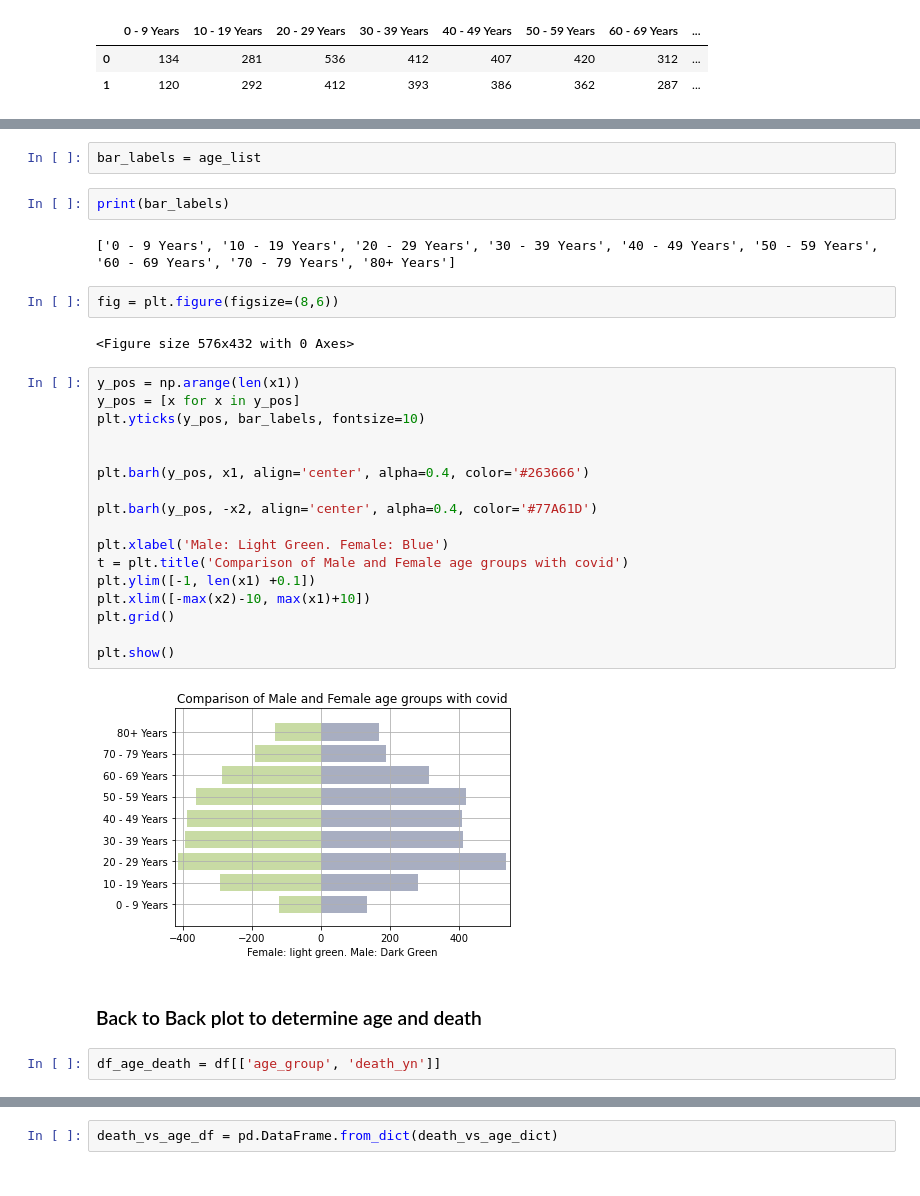
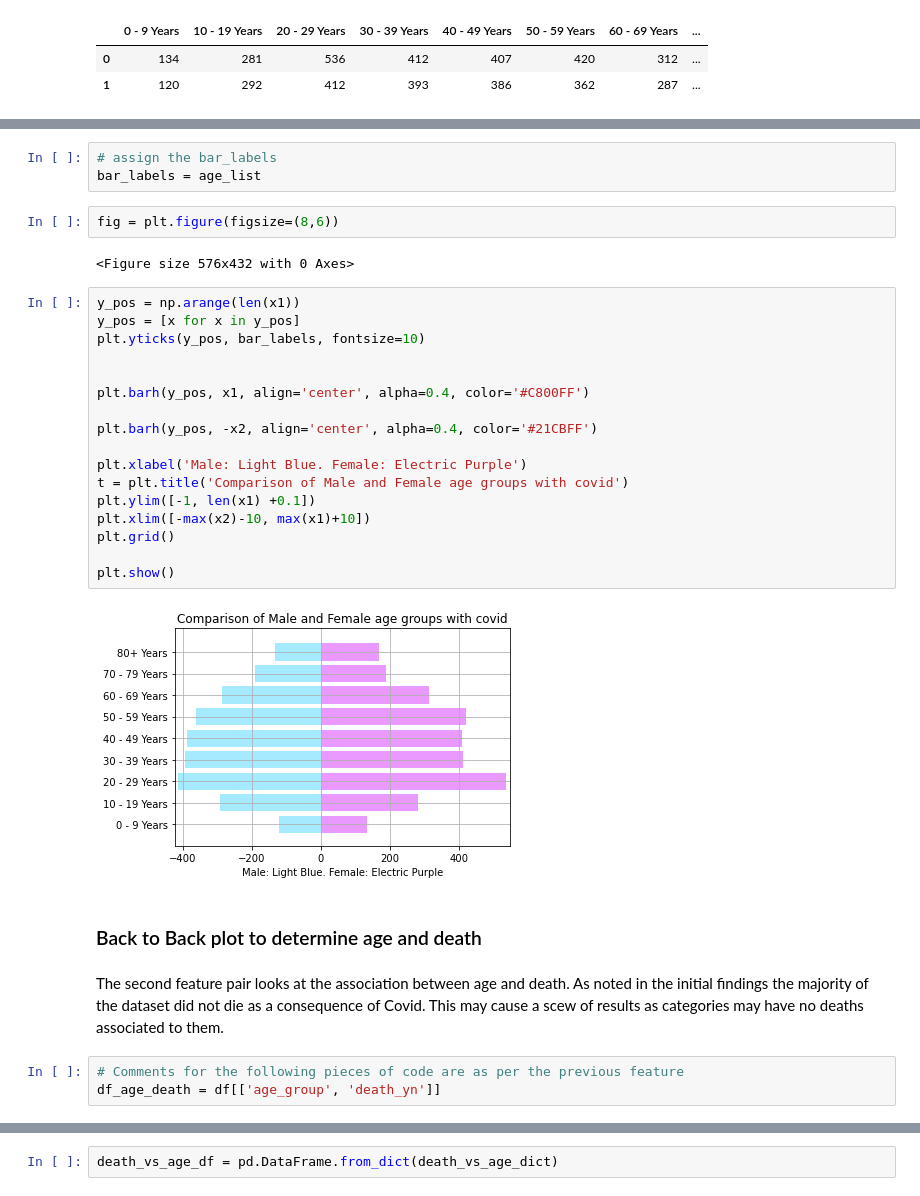
Before and after one commit to Jamtd1/DataAnalytics-Data-Analysing, a Jupyter notebook: Assignment 1/Homework1/2020-Homework1-Notebook-Cont.ipynb, the cells around one changed output, grey strips where cells are left out. Saved outputs shown, nothing was run; the diff lists cells and outputs as text.

```diff
--- a/Assignment 1/Homework1/2020-Homework1-Notebook-Cont.ipynb
+++ b/Assignment 1/Homework1/2020-Homework1-Notebook-Cont.ipynb
@@ -1043,9 +998,6 @@ Name: 1, dtype: int64
-# %%
-bar_labels = age_list
-# %%
-print(bar_labels)
-# %% [output]
-['0 - 9 Years', '10 - 19 Years', '20 - 29 Years', '30 - 39 Years', '40 - 49 Years', '50 - 59 Years', '60 - 69 Years', '70 - 79 Years', '80+ Years']
+# %%
+# assign the bar_labels
+bar_labels = age_list
 # %%
 fig = plt.figure(figsize=(8,6))
 # %% [output]
@@ -1053,26 +1005,29 @@ fig = plt.figure(figsize=(8,6))
 # %%
 y_pos = np.arange(len(x1))
 y_pos = [x for x in y_pos]
 plt.yticks(y_pos, bar_labels, fontsize=10)
 
 
-plt.barh(y_pos, x1, align='center', alpha=0.4, color='#263666')
+plt.barh(y_pos, x1, align='center', alpha=0.4, color='#C800FF')
 
-plt.barh(y_pos, -x2, align='center', alpha=0.4, color='#77A61D')
+plt.barh(y_pos, -x2, align='center', alpha=0.4, color='#21CBFF')
 
-plt.xlabel('Male: Light Green. Female: Blue')
+plt.xlabel('Male: Light Blue. Female: Electric Purple')
 t = plt.title('Comparison of Male and Female age groups with covid')
 plt.ylim([-1, len(x1) +0.1])
 plt.xlim([-max(x2)-10, max(x1)+10])
 plt.grid()
 
 plt.show()
 # %% [output]
-[figure, old version]
+[figure, new version]
 # %% [markdown]
 ### Back to Back plot to determine age and death
-# %%
-df_age_death = df[['age_group', 'death_yn']]
+# %% [markdown]
+The second feature pair looks at the association between age and death. As noted in the initial findings the majority of the dataset did not die as a consequence of Covid. This may cause a scew of results as categories may have no deaths associated to them.
+# %%
+# Comments for the following pieces of code are as per the previous feature
+df_age_death = df[['age_group', 'death_yn']]
 # %%
 y_death_true = df_age_death.apply(lambda x: True if (x['death_yn'] == "Yes") else False, axis=1)
 
```
Also changed, not shown: parts of 94 cells of this notebook.
